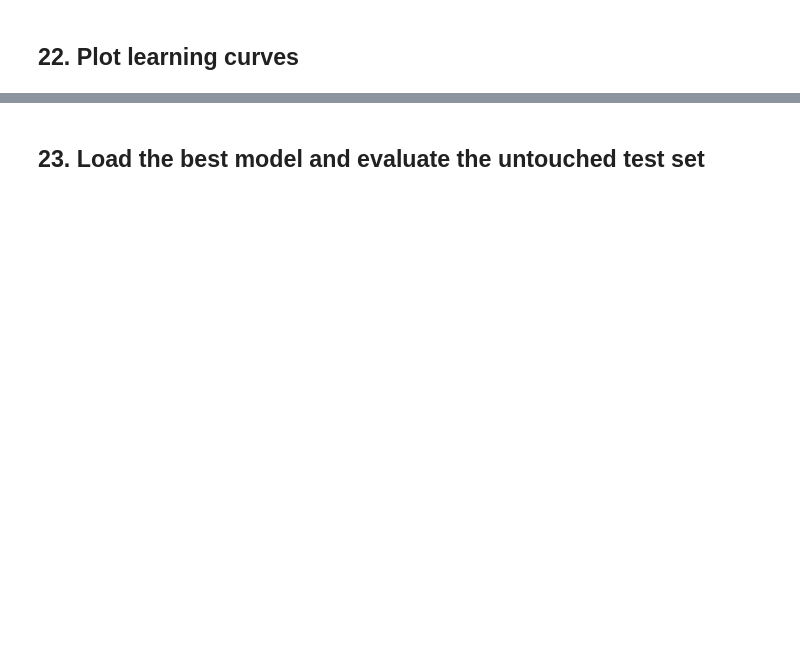
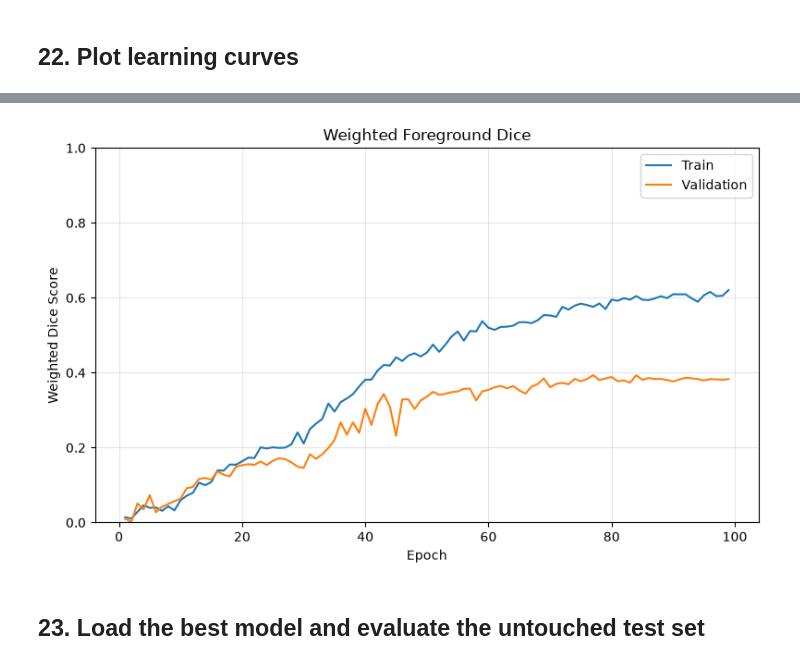
Before and after one commit to bbashemeragmailcom/bash_phd, a Jupyter notebook: ml_pipeline/transunet_stroke_training_pipeline.ipynb, the cells around one changed output, grey strips where cells are left out. Cells and saved outputs as stored; diff of their text form; code cells hidden in the pictures; blank space fills up the shorter version.

```diff
--- a/ml_pipeline/transunet_stroke_training_pipeline.ipynb
+++ b/ml_pipeline/transunet_stroke_training_pipeline.ipynb
@@ -3342,3 +5401,35 @@ plt.show()
+# %%
+
+# You can also plot the weighted foreground Dice:
+if {
+    "train_weighted_foreground_dice",
+    "val_weighted_foreground_dice",
+}.issubset(history_df.columns):
+
+    plt.figure(figsize=(8, 5))
+
+    plt.plot(
+        history_df["epoch"],
+        history_df["train_weighted_foreground_dice"],
+        label="Train",
+    )
+
+    plt.plot(
+        history_df["epoch"],
+        history_df["val_weighted_foreground_dice"],
+        label="Validation",
+    )
+
+    plt.title("Weighted Foreground Dice")
+    plt.xlabel("Epoch")
+    plt.ylabel("Weighted Dice Score")
+    plt.ylim(0, 1)
+    plt.grid(alpha=0.3)
+    plt.legend()
+    plt.tight_layout()
+    plt.show()
+# %% [output]
+[figure, added]
 # %% [markdown]
 ## 23. Load the best model and evaluate the untouched test set
 # %%
```
Also changed, not shown: parts of 32 cells of this notebook.
